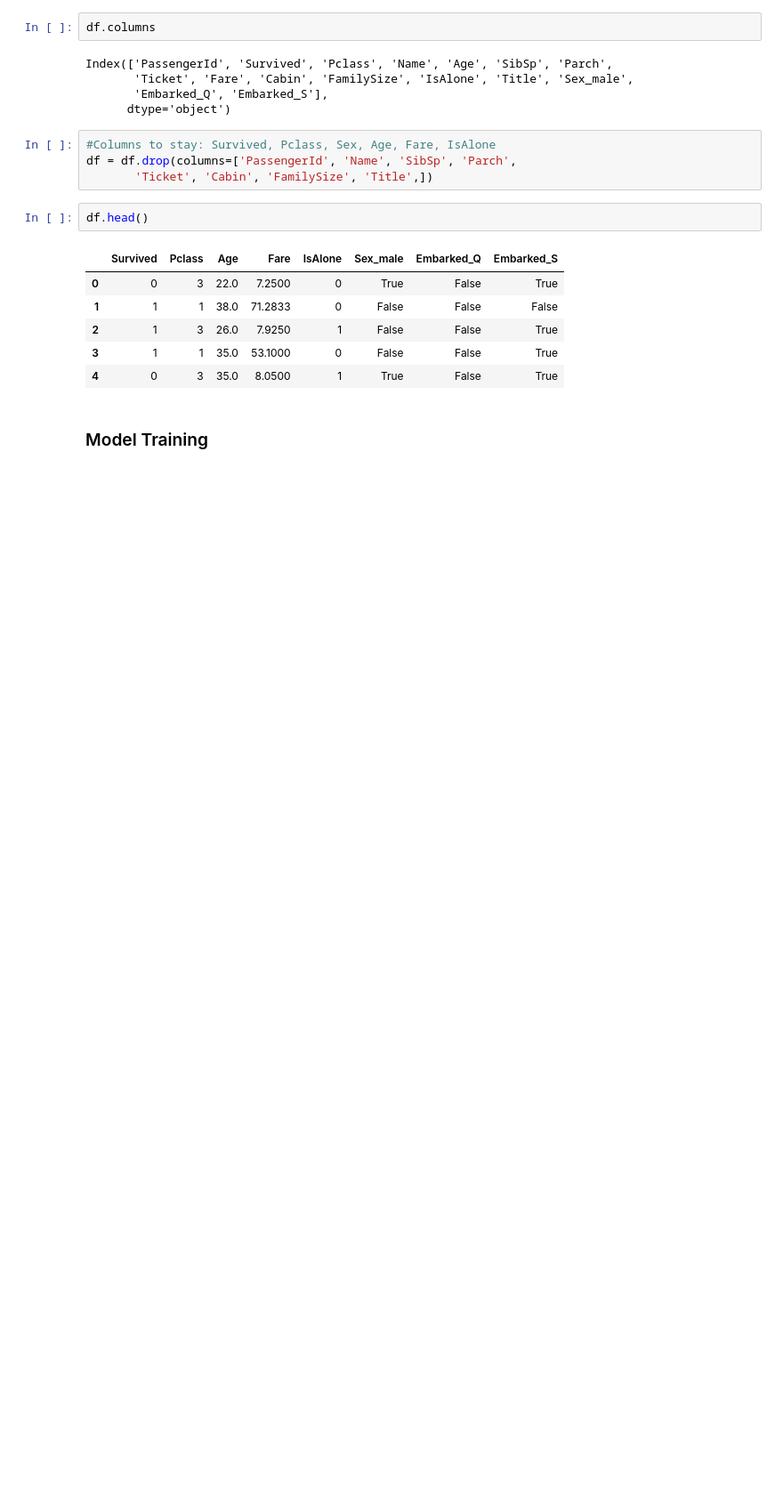
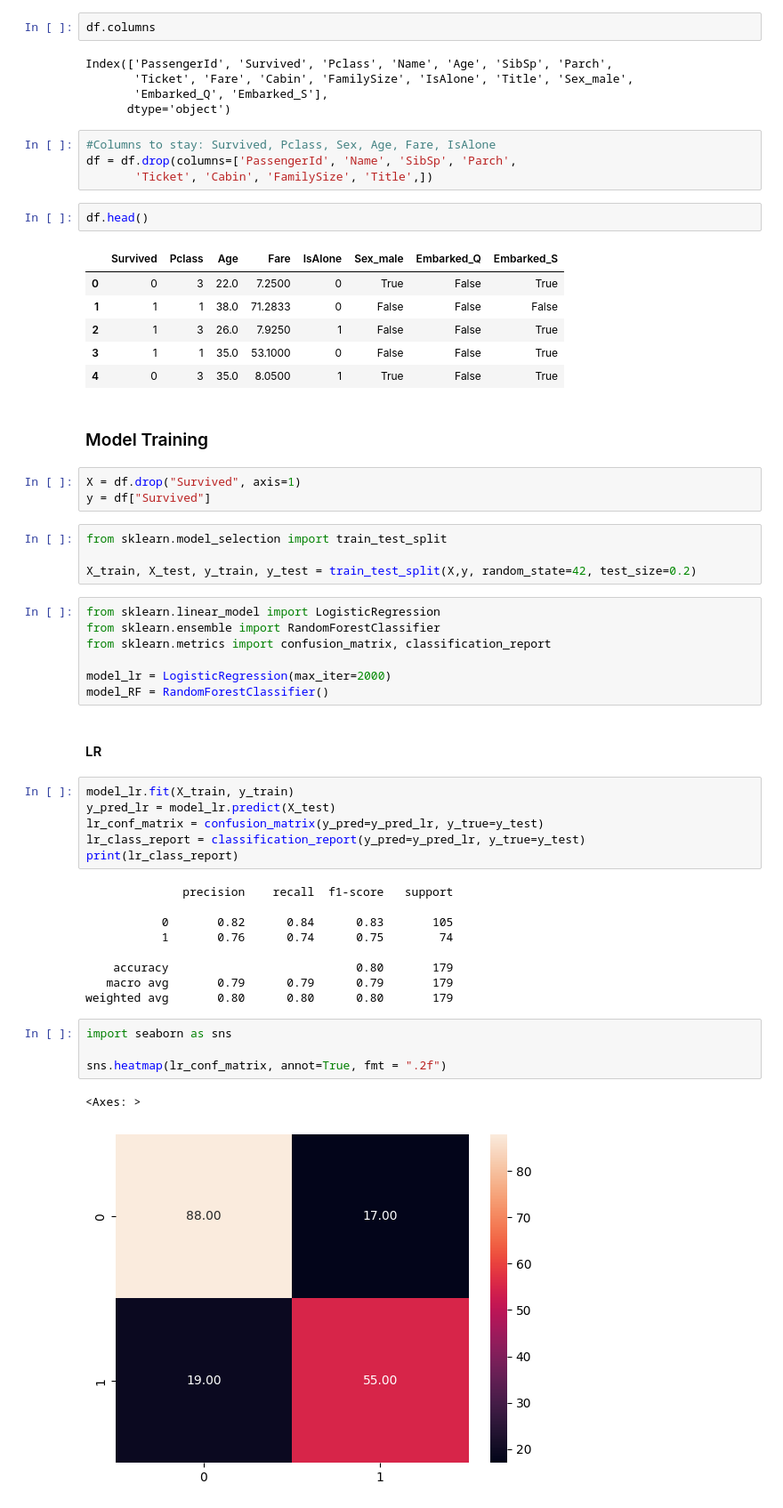
Before and after one commit to HMurawski/dump, a Jupyter notebook: dump_learning/random/refreshment/02.ipynb, the cells around one changed output. Shown at 89% size. Drawn from its saved outputs; the diff is of its cells as text; blank space fills up the shorter version.

Commit message:
model training lr&rf

```diff
--- a/dump_learning/random/refreshment/02.ipynb
+++ b/dump_learning/random/refreshment/02.ipynb
@@ -175,3 +175,41 @@ df.head()
 | 4 | 0 | 3 | 35.0 | 8.0500 | 1 | True | False | True |
 # %% [markdown]
 ### Model Training
+# %%
+X = df.drop("Survived", axis=1)
+y = df["Survived"]
+# %%
+from sklearn.model_selection import train_test_split
+
+X_train, X_test, y_train, y_test = train_test_split(X,y, random_state=42, test_size=0.2)
+# %%
+from sklearn.linear_model import LogisticRegression
+from sklearn.ensemble import RandomForestClassifier
+from sklearn.metrics import confusion_matrix, classification_report
+
+model_lr = LogisticRegression(max_iter=2000)
+model_RF = RandomForestClassifier()
+# %% [markdown]
+#### LR
+# %%
+model_lr.fit(X_train, y_train)
+y_pred_lr = model_lr.predict(X_test)
+lr_conf_matrix = confusion_matrix(y_pred=y_pred_lr, y_true=y_test)
+lr_class_report = classification_report(y_pred=y_pred_lr, y_true=y_test)
+print(lr_class_report)
+# %% [output]
+              precision    recall  f1-score   support
+
+           0       0.82      0.84      0.83       105
+           1       0.76      0.74      0.75        74
+
+    accuracy                           0.80       179
+   macro avg       0.79      0.79      0.79       179
+weighted avg       0.80      0.80      0.80       179
+# %%
+import seaborn as sns
+
+sns.heatmap(lr_conf_matrix, annot=True, fmt = ".2f")
+# %% [output]
+<Axes: >
+[figure, added]
```
Also changed, not shown: parts of 3 cells of this notebook.
